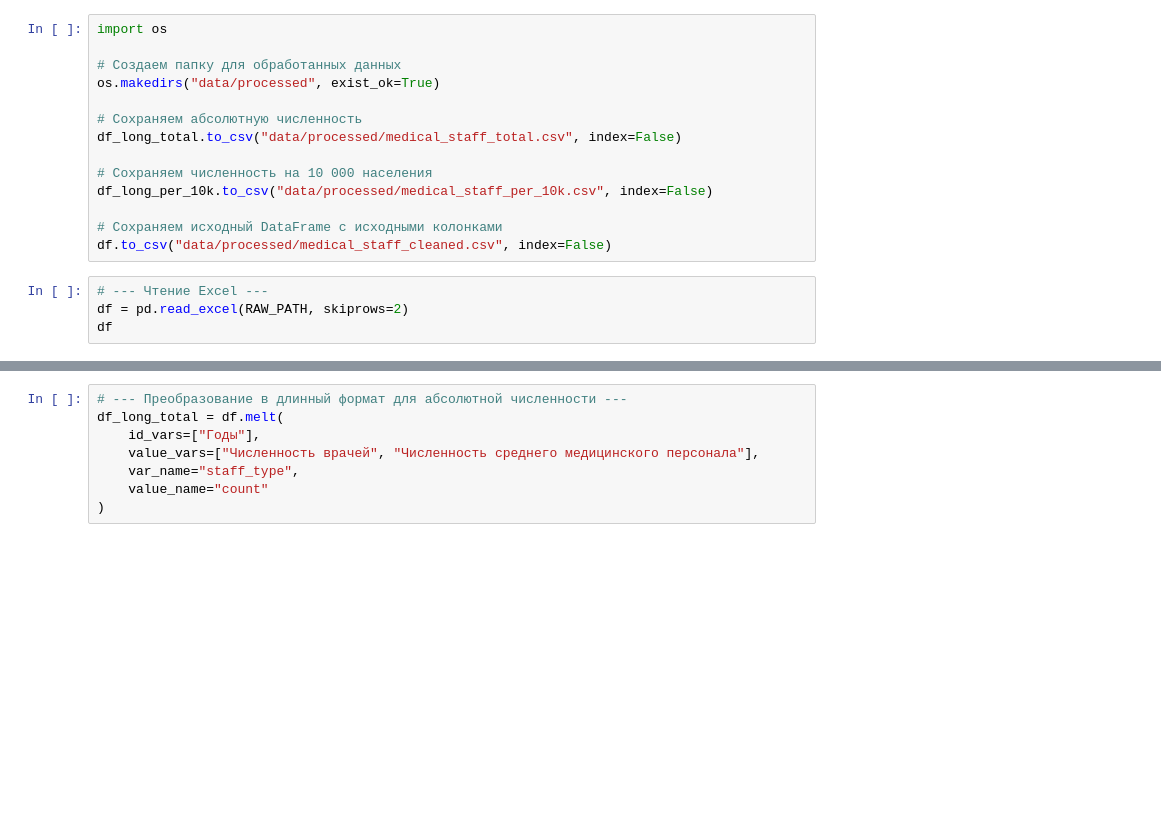
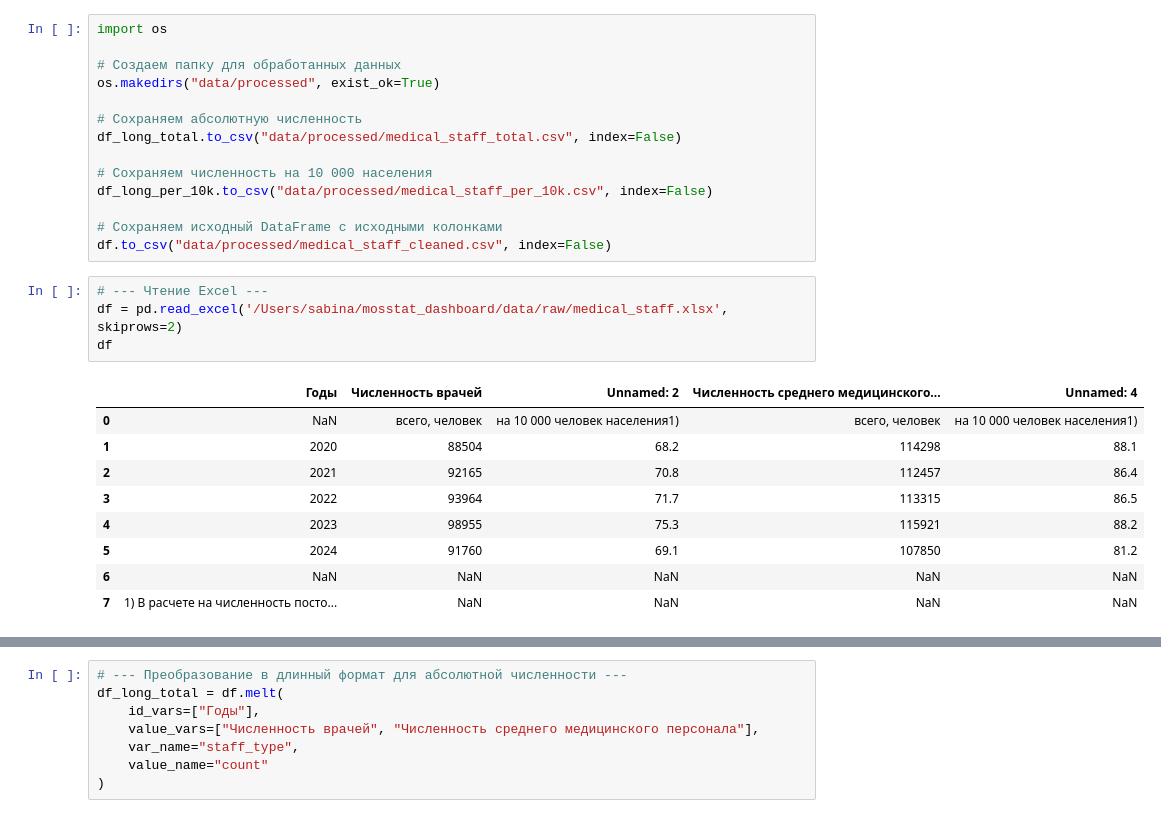
Before and after one commit to ivmsabi/mosstat_dashboard, a Jupyter notebook: notebooks/medica_staff.ipynb, the cells around one changed output, grey strips where cells are left out. Drawn from its saved outputs; the diff is of its cells as text; blank space fills up the shorter version.

```diff
--- a/notebooks/medica_staff.ipynb
+++ b/notebooks/medica_staff.ipynb
@@ -34,8 +20,18 @@ df_long_per_10k.to_csv("data/processed/medical_staff_per_10k.csv", index=False)
 df.to_csv("data/processed/medical_staff_cleaned.csv", index=False)
 # %%
 # --- Чтение Excel ---
-df = pd.read_excel(RAW_PATH, skiprows=2)
+df = pd.read_excel('/Users/sabina/mosstat_dashboard/data/raw/medical_staff.xlsx', skiprows=2)
 df
+# %% [output]
+|  | Годы | Численность врачей | Unnamed: 2 | Численность среднего медицинского... | Unnamed: 4 |
+| 0 | NaN | всего, человек | на 10 000 человек населения1) | всего, человек | на 10 000 человек населения1) |
+| 1 | 2020 | 88504 | 68.2 | 114298 | 88.1 |
+| 2 | 2021 | 92165 | 70.8 | 112457 | 86.4 |
+| 3 | 2022 | 93964 | 71.7 | 113315 | 86.5 |
+| 4 | 2023 | 98955 | 75.3 | 115921 | 88.2 |
+| 5 | 2024 | 91760 | 69.1 | 107850 | 81.2 |
+| 6 | NaN | NaN | NaN | NaN | NaN |
+| 7 | 1) В расчете на численность посто... | NaN | NaN | NaN | NaN |
 # %%
 # --- Убираем пустые строки (NaN везде) ---
 df = df.dropna(how='all')
```
Also changed, not shown: parts of 10 cells of this notebook, 19 other files.
